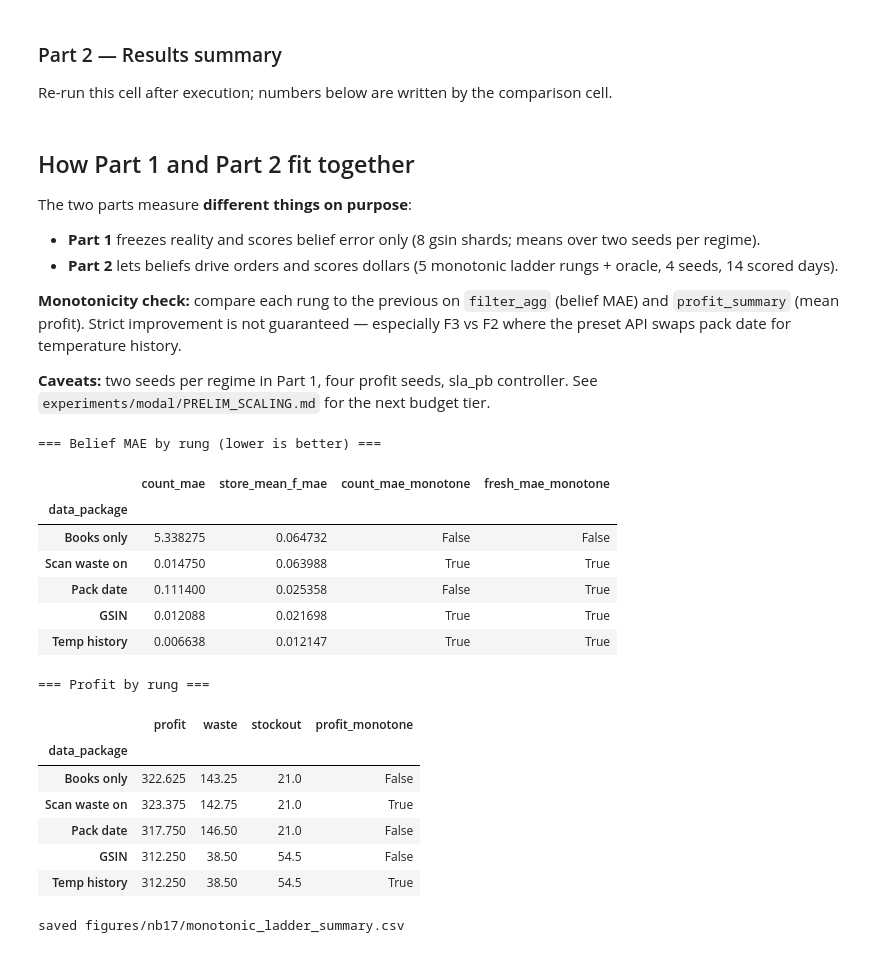
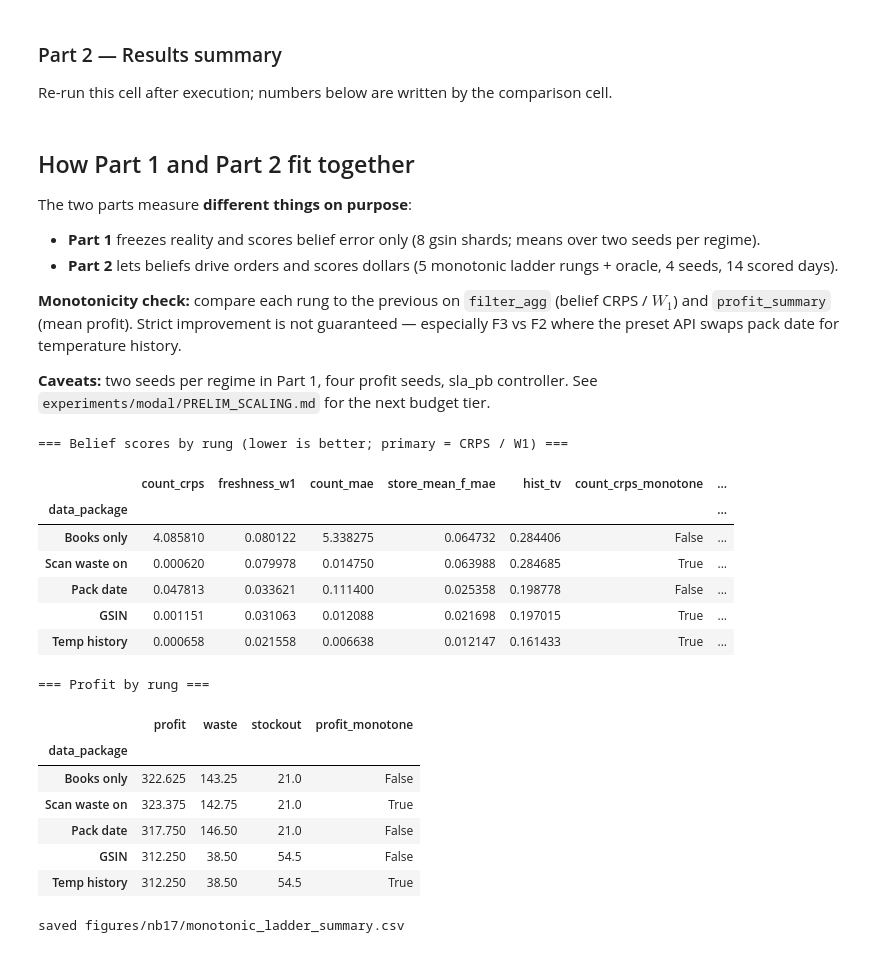
Before and after one commit to OliverEvans96/blueberries-voi, a Jupyter notebook: notebooks/17_prelim_channel_ladder.ipynb, the cells around one changed output. Drawn from its saved outputs; the diff is of its cells as text; code cells hidden in the pictures.

```diff
--- a/notebooks/17_prelim_channel_ladder.ipynb
+++ b/notebooks/17_prelim_channel_ladder.ipynb
@@ -171,8 +177,15 @@ filter_rows = run_batch(
 filter_df = pd.DataFrame(filter_rows)
 filter_df = filter_df[filter_df["channel"].isin(MONOTONIC_LADDER_IDS)].copy()
 filter_df["data_package"] = filter_df["channel"].map(DATA_PACKAGE_LABELS)
+_BELIEF_METRIC_COLS = [
+    "count_crps",
+    "freshness_w1",
+    "count_mae",
+    "store_mean_f_mae",
+    "hist_tv",
+]
 filter_agg = (
-    filter_df.groupby(["regime", "data_package"], as_index=False)[["count_mae", "store_mean_f_mae"]]
+    filter_df.groupby(["regime", "data_package"], as_index=False)[_BELIEF_METRIC_COLS]
     .mean()
 )
 filter_agg
@@ -350,7 +367,7 @@ The two parts measure **different things on purpose**:
 - **Part 1** freezes reality and scores belief error only (8 gsin shards; means over two seeds per regime).
 - **Part 2** lets beliefs drive orders and scores dollars (5 monotonic ladder rungs + oracle, 4 seeds, 14 scored days).
 
-**Monotonicity check:** compare each rung to the previous on `filter_agg` (belief MAE) and
+**Monotonicity check:** compare each rung to the previous on `filter_agg` (belief CRPS / $W_1$) and
 `profit_summary` (mean profit). Strict improvement is not guaranteed — especially F3 vs F2
 where the preset API swaps pack date for temperature history.
 
@@ -359,50 +376,58 @@ where the preset API swaps pack date for temperature history.
 # %%
 # Monotonicity diagnostics (belief + profit per rung)
 belief_ladder = (
-    filter_agg.groupby("data_package")[["count_mae", "store_mean_f_mae"]]
+    filter_agg.groupby("data_package")[
+        ["count_crps", "freshness_w1", "count_mae", "store_mean_f_mae", "hist_tv"]
+    ]
     .mean()
     .reindex(LADDER_DISPLAY_ORDER)
 )
 profit_ladder = (
     profit_df.groupby("data_package")[["profit", "waste", "stockout"]]
     .mean()
     .reindex(LADDER_DISPLAY_ORDER)
 )
 
+
 def _mono_flags(series: pd.Series, *, lower_better: bool) -> pd.Series:
     diffs = series.diff()
     if lower_better:
         return diffs <= 0
     return diffs >= 0
 
+
+belief_ladder["count_crps_monotone"] = _mono_flags(belief_ladder["count_crps"], lower_better=True)
+belief_ladder["fresh_w1_monotone"] = _mono_flags(belief_ladder["freshness_w1"], lower_better=True)
 belief_ladder["count_mae_monotone"] = _mono_flags(belief_ladder["count_mae"], lower_better=True)
-belief_ladder["fresh_mae_monotone"] = _mono_flags(belief_ladder["store_mean_f_mae"], lower_better=True)
+belief_ladder["fresh_mae_monotone"] = _mono_flags(
+    belief_ladder["store_mean_f_mae"], lower_better=True
+)
 profit_ladder["profit_monotone"] = _mono_flags(profit_ladder["profit"], lower_better=False)
 
-print("=== Belief MAE by rung (lower is better) ===")
+print("=== Belief scores by rung (lower is better; primary = CRPS / W1) ===")
 display(belief_ladder)
 print("\n=== Profit by rung ===")
 display(profit_ladder)
 
 # Persist for cross-PR comparison
 _out = REPO_ROOT / "figures" / "nb17" / "monotonic_ladder_summary.csv"
 pd.concat(
     [
         belief_ladder.add_prefix("belief_"),
         profit_ladder.add_prefix("profit_"),
     ],
     axis=1,
 ).to_csv(_out)
 print(f"saved {_out.relative_to(REPO_ROOT)}")
 # %% [output]
-=== Belief MAE by rung (lower is better) ===
+=== Belief scores by rung (lower is better; primary = CRPS / W1) ===
-|  | count_mae | store_mean_f_mae | count_mae_monotone | fresh_mae_monotone |
-| data_package |  |  |  |  |
-| Books only | 5.338275 | 0.064732 | False | False |
-| Scan waste on | 0.014750 | 0.063988 | True | True |
-| Pack date | 0.111400 | 0.025358 | False | True |
-| GSIN | 0.012088 | 0.021698 | True | True |
-| Temp history | 0.006638 | 0.012147 | True | True |
+|  | count_crps | freshness_w1 | count_mae | store_mean_f_mae | hist_tv | count_crps_monotone | ... |
+| data_package |  |  |  |  |  |  | ... |
+| Books only | 4.085810 | 0.080122 | 5.338275 | 0.064732 | 0.284406 | False | ... |
+| Scan waste on | 0.000620 | 0.079978 | 0.014750 | 0.063988 | 0.284685 | True | ... |
+| Pack date | 0.047813 | 0.033621 | 0.111400 | 0.025358 | 0.198778 | False | ... |
+| GSIN | 0.001151 | 0.031063 | 0.012088 | 0.021698 | 0.197015 | True | ... |
+| Temp history | 0.000658 | 0.021558 | 0.006638 | 0.012147 | 0.161433 | True | ... |
 === Profit by rung ===
 |  | profit | waste | stockout | profit_monotone |
 | data_package |  |  |  |  |
```
Also changed, not shown: parts of 5 cells of this notebook, 5 other files.
